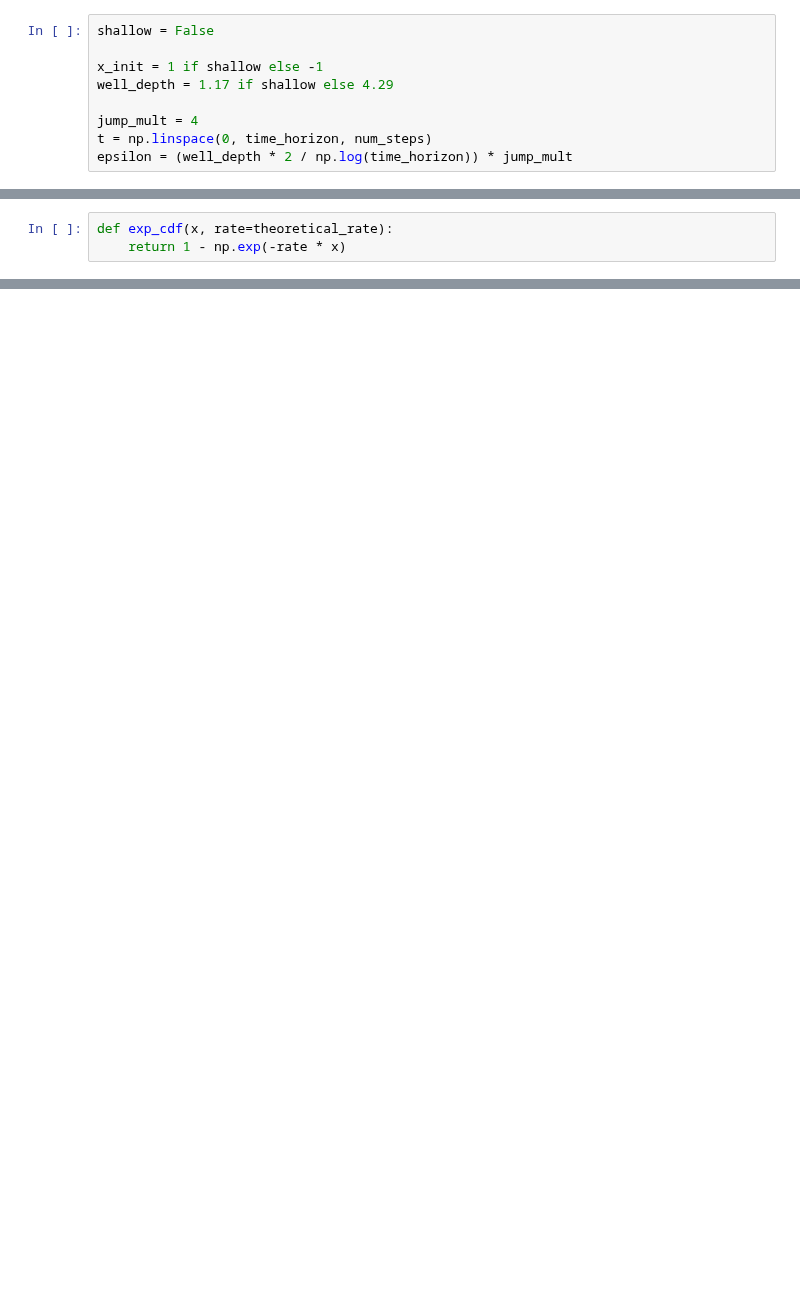
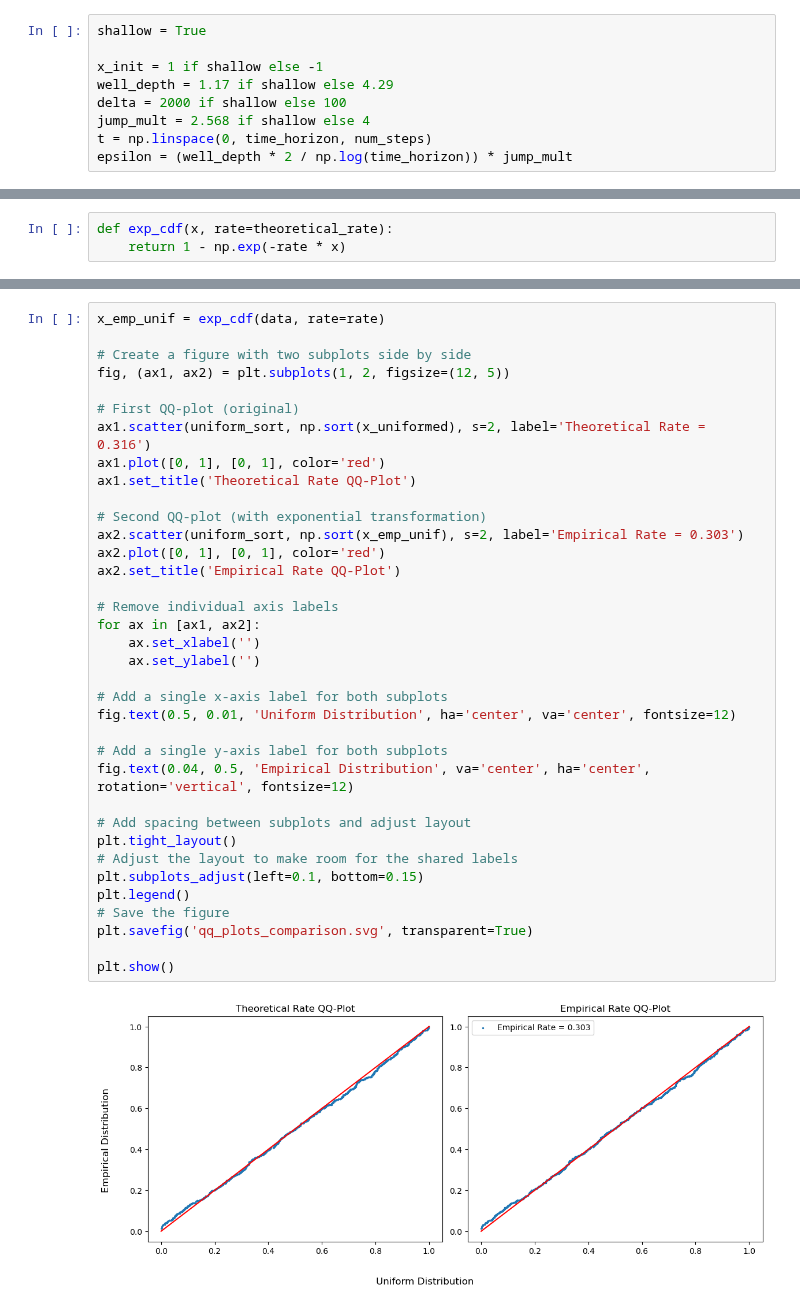
Before and after one commit to abhirao-03/stochastic-resonance, a Jupyter notebook: standalone_notebooks/distribution_tester.ipynb, the cells around one changed output, grey strips where cells are left out. Saved outputs shown, nothing was run; the diff lists cells and outputs as text; blank space fills up the shorter version.

```diff
--- a/standalone_notebooks/distribution_tester.ipynb
+++ b/standalone_notebooks/distribution_tester.ipynb
@@ -11,12 +11,12 @@ num_steps = int(time_horizon/dt)
 num_trajectories = 1000
 noise = random.normal(loc=0.0, scale=dt**(1/2), size=(num_trajectories, num_steps))
 # %%
-shallow = False
+shallow = True
 
 x_init = 1 if shallow else -1
 well_depth = 1.17 if shallow else 4.29
-
-jump_mult = 4
+delta = 2000 if shallow else 100
+jump_mult = 2.568 if shallow else 4
 t = np.linspace(0, time_horizon, num_steps)
 epsilon = (well_depth * 2 / np.log(time_horizon)) * jump_mult
 # %%
@@ -275,0 +278,38 @@ plt.show()
+# %%
+x_emp_unif = exp_cdf(data, rate=rate)
+
+# Create a figure with two subplots side by side
+fig, (ax1, ax2) = plt.subplots(1, 2, figsize=(12, 5))
+
+# First QQ-plot (original)
+ax1.scatter(uniform_sort, np.sort(x_uniformed), s=2, label='Theoretical Rate = 0.316')
+ax1.plot([0, 1], [0, 1], color='red')
+ax1.set_title('Theoretical Rate QQ-Plot')
+
+# Second QQ-plot (with exponential transformation)
+ax2.scatter(uniform_sort, np.sort(x_emp_unif), s=2, label='Empirical Rate = 0.303')
+ax2.plot([0, 1], [0, 1], color='red')
+ax2.set_title('Empirical Rate QQ-Plot')
+
+# Remove individual axis labels
+for ax in [ax1, ax2]:
+    ax.set_xlabel('')
+    ax.set_ylabel('')
+
+# Add a single x-axis label for both subplots
+fig.text(0.5, 0.01, 'Uniform Distribution', ha='center', va='center', fontsize=12)
+
+# Add a single y-axis label for both subplots
+fig.text(0.04, 0.5, 'Empirical Distribution', va='center', ha='center', rotation='vertical', fontsize=12)
+
+# Add spacing between subplots and adjust layout
+plt.tight_layout()
+# Adjust the layout to make room for the shared labels
+plt.subplots_adjust(left=0.1, bottom=0.15)
+plt.legend()
+# Save the figure
+plt.savefig('qq_plots_comparison.svg', transparent=True)
+
+plt.show()
+# %% [output]
+[figure, added]
```
Also changed, not shown: parts of 14 cells of this notebook, 13 other files.
